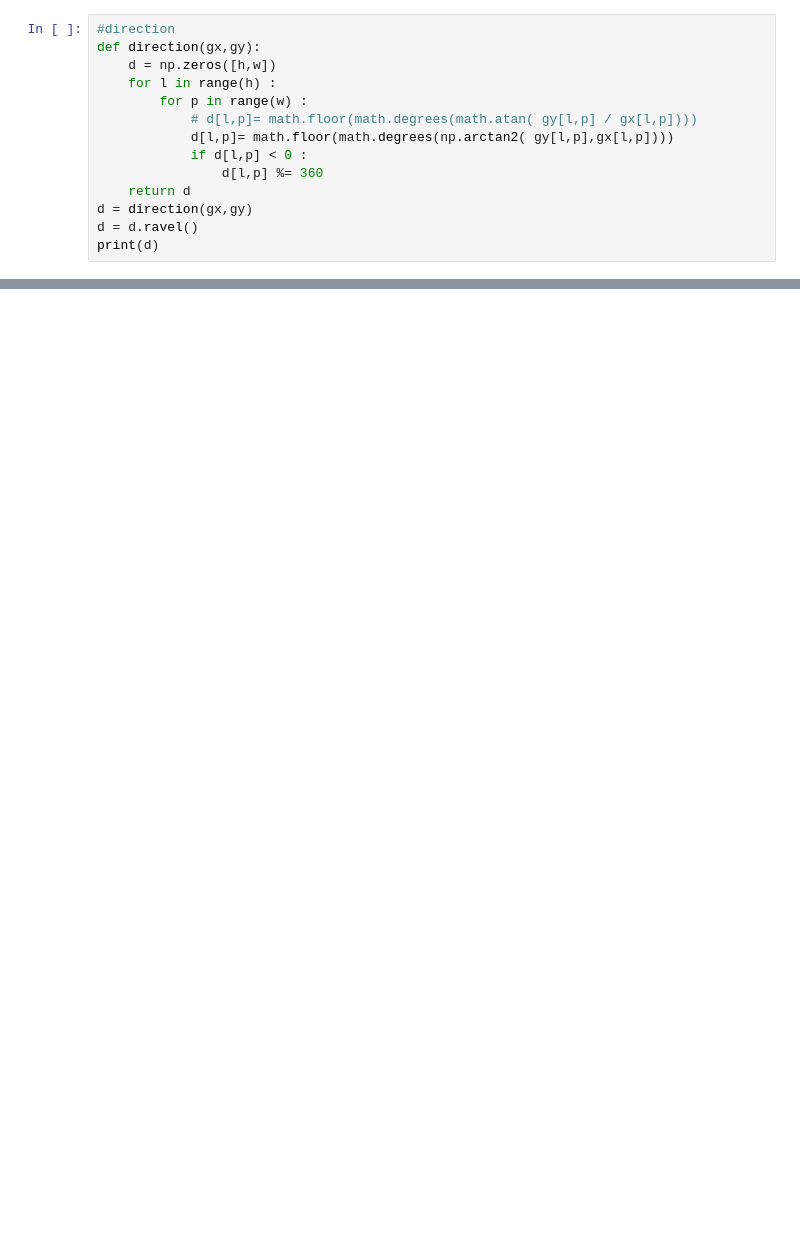
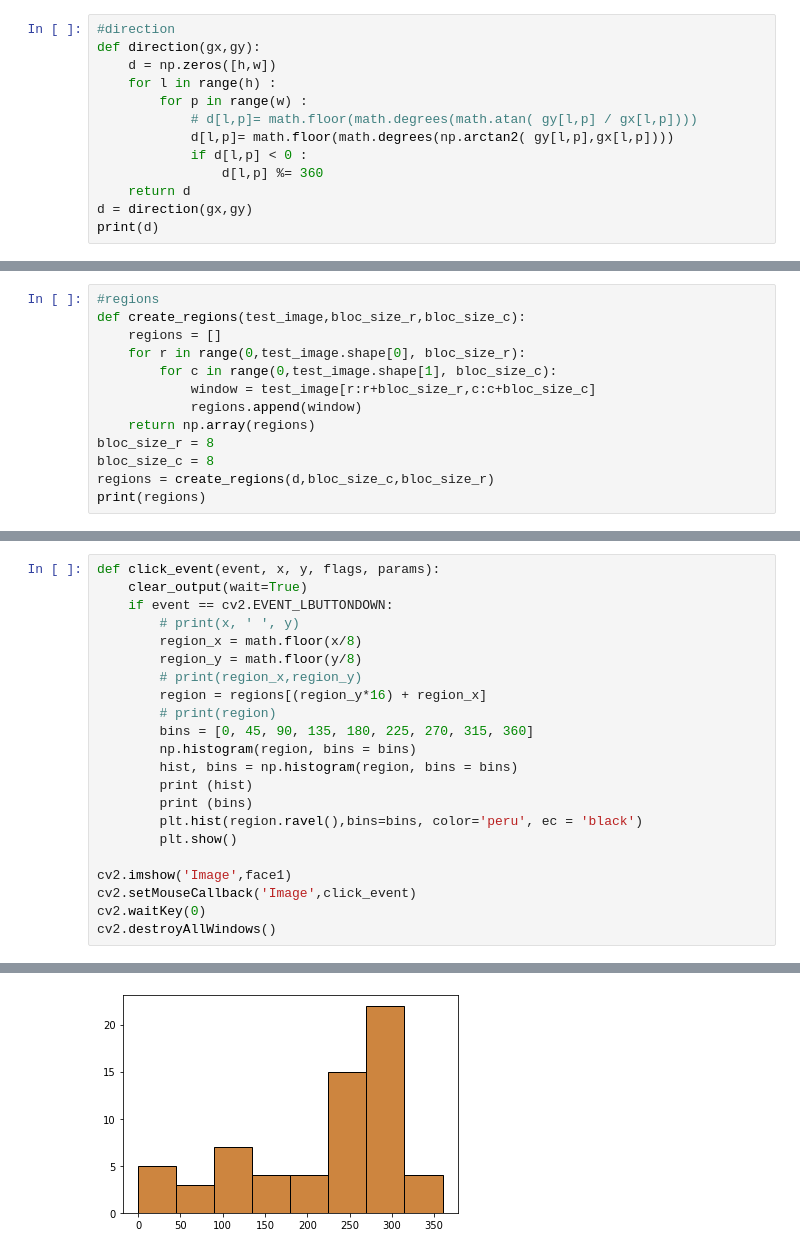
Before and after one commit to Se1f0/HOG, a Jupyter notebook: hog.ipynb, the cells around one changed output, grey strips where cells are left out. Cells and saved outputs as stored; diff of their text form; blank space fills up the shorter version.

Commit message:
regions + clicks

```diff
--- a/hog.ipynb
+++ b/hog.ipynb
@@ -165,6 +150,5 @@ def direction(gx,gy):
                 d[l,p] %= 360
     return d
 d = direction(gx,gy)
-d = d.ravel()
 print(d)
 # %% [output]
@@ -201,0 +186,13 @@ plt.hist(d,bins=bins, color='peru', ec = 'black')
+# %%
+#regions
+def create_regions(test_image,bloc_size_r,bloc_size_c):
+    regions = []
+    for r in range(0,test_image.shape[0], bloc_size_r):
+        for c in range(0,test_image.shape[1], bloc_size_c):
+            window = test_image[r:r+bloc_size_r,c:c+bloc_size_c]
+            regions.append(window)
+    return np.array(regions)
+bloc_size_r = 8
+bloc_size_c = 8
+regions = create_regions(d,bloc_size_c,bloc_size_r)
+print(regions)
@@ -201,0 +217,23 @@ plt.hist(d,bins=bins, color='peru', ec = 'black')
+# %%
+def click_event(event, x, y, flags, params):
+    clear_output(wait=True)
+    if event == cv2.EVENT_LBUTTONDOWN:
+        # print(x, ' ', y)
+        region_x = math.floor(x/8)
+        region_y = math.floor(y/8)
+        # print(region_x,region_y)
+        region = regions[(region_y*16) + region_x]
+        # print(region)
+        bins = [0, 45, 90, 135, 180, 225, 270, 315, 360]
+        np.histogram(region, bins = bins)
+        hist, bins = np.histogram(region, bins = bins)
+        print (hist)
+        print (bins)
+        plt.hist(region.ravel(),bins=bins, color='peru', ec = 'black')
+        plt.show()
+
+cv2.imshow('Image',face1)
+cv2.setMouseCallback('Image',click_event)
+cv2.waitKey(0)
+cv2.destroyAllWindows()
+# %% [output]
@@ -201,0 +242 @@ plt.hist(d,bins=bins, color='peru', ec = 'black')
+[figure, added]
```
Also changed, not shown: parts of 10 cells of this notebook, 3 other files.
